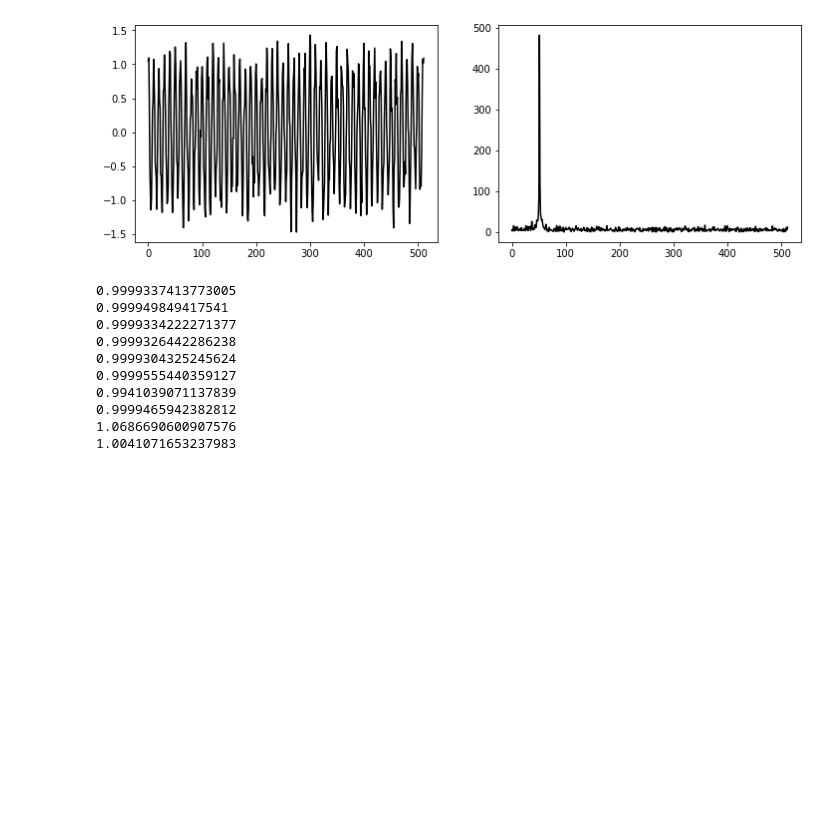
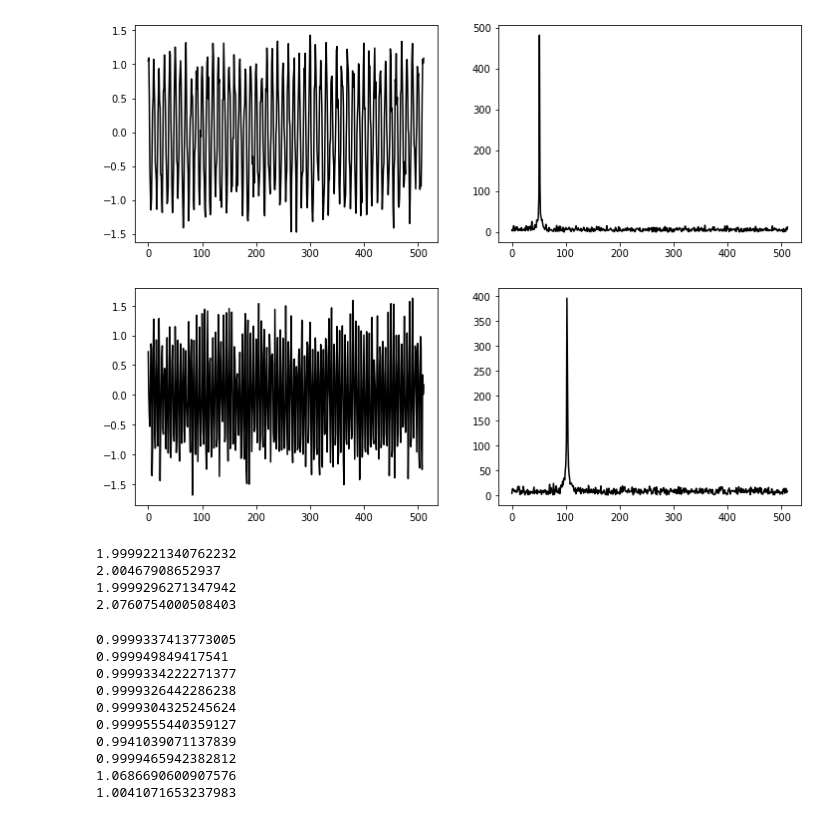
Before and after one commit to MVRonkin/dsatools, a Jupyter notebook: examples/test_frequency.ipynb, the cells around one changed output. Drawn from its saved outputs; the diff is of its cells as text; code cells hidden in the pictures; blank space fills up the shorter version.

```diff
--- a/examples/test_frequency.ipynb
+++ b/examples/test_frequency.ipynb
@@ -32,6 +32,30 @@ print(barycenter_general_gauss_fft(signal0,sigma=0.5, degree=2,fs=fs,n_fft=2**18
 1.0661773221663426
 1.0038037200260526
 [figure]
+# %%
+import sys
+import dsatools.utilits as ut
+from dsatools._base._frequency import *
+import dsatools
+
+fs = 10
+signal0 = dsatools.generator.harmonics(amplitude=[1],
+                                      f0=[2],
+                                      delta_f=[0.0],
+                                      fs=fs,
+                                      snr_db=8,)
+ut.probe(signal0)
+x  = signal0
+print(dsatools.frequency.maxcorfreq(signal0,fs=fs))
+print(dsatools.frequency.maxcorfreq(signal0,fs=fs,with_xcorr=False))
+print(dsatools.frequency.maxcorfreq_real(signal0.real,fs=fs))
+print(dsatools.frequency.maxcorfreq_real(signal0.real,fs=fs,with_xcorr=False))
+# %% [output]
+[figure, added]
+1.9999221340762232
+2.00467908652937
+1.9999296271347942
+2.0760754000508403
 # %%
 import dsatools
 import dsatools.utilits as ut
```
Also changed, not shown: 14 other files.
